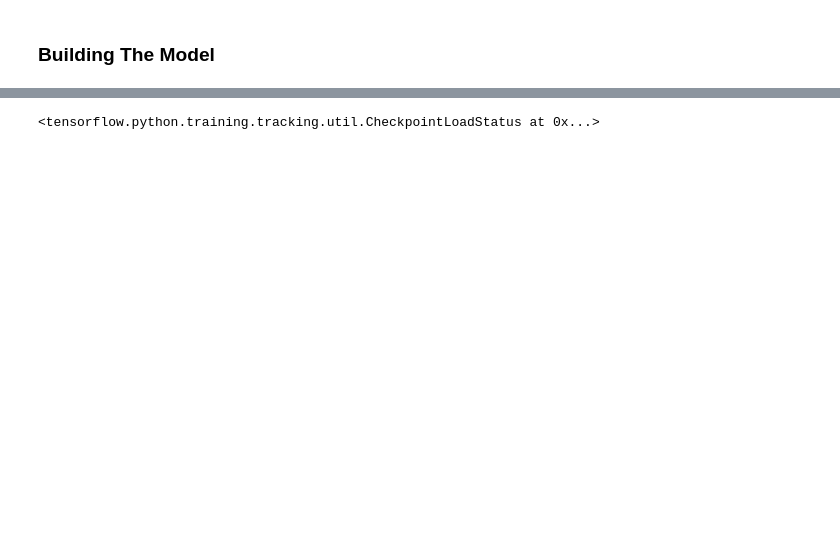
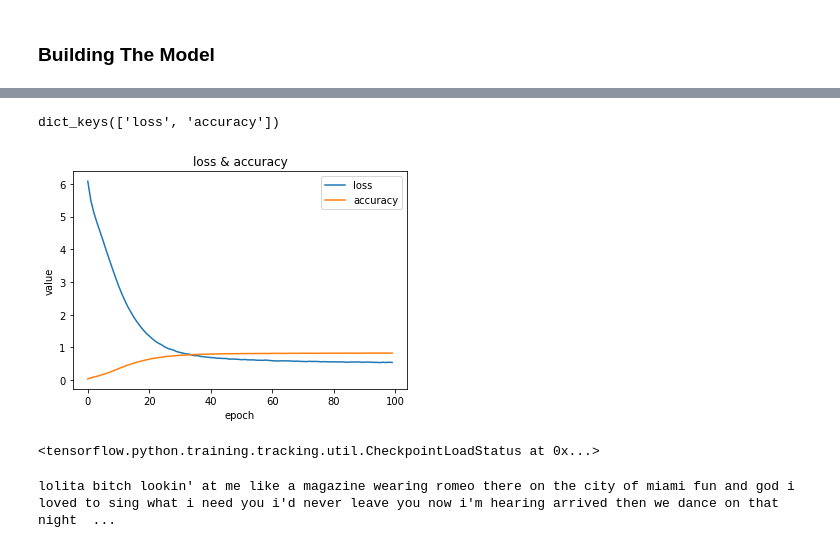
Before and after one commit to czengnn/lana-del-rey-lyrics-generator, a Jupyter notebook: LDR_by_word.ipynb, the cells around one changed output, grey strips where cells are left out. Drawn from its saved outputs; the diff is of its cells as text; code cells hidden in the pictures; blank space fills up the shorter version.

```diff
--- a/LDR_by_word.ipynb
+++ b/LDR_by_word.ipynb
@@ -53,4 +61,5 @@ corpus = list(set(text.split('\n')))
 # %%
 tokenizer = Tokenizer()
-tokenizer.fit_on_texts(corpus)
+tokenizer.fit_on_texts(set(corpus))
 total_words = len(tokenizer.word_index) + 1
+print(total_words)
@@ -111,5 +127,7 @@ def create_model(vocab_size, embed_dim):
     model.add(Dense(vocab_size, activation='softmax'))
     model.compile(loss=sparse_cat_loss, optimizer='adam', metrics='accuracy')  #(# Pick a loss function and an optimizer)
     return model
+
+model = create_model(vocab_size, embed_dim)
 print(model.summary())
 # %% [output]
@@ -130,5 +148,3 @@ Trainable params: 3,575,430
 Non-trainable params: 0
 _________________________________________________________________
 None
-# %%
-history = model.fit(predictors, label, epochs=100, verbose=1)
@@ -152,0 +151,7 @@ Epoch 100/100
+# %%
+early_stopping = tf.keras.callbacks.EarlyStopping(monitor='loss', patience=5)
+
+history = model.fit(predictors, label, epochs=100, verbose=1, callbacks=[early_stopping])
+
+# Save the weights
+model.save_weights('/content/drive/MyDrive/data/models/ldr_by_word/ldr_by_word')
@@ -153 +176,17 @@ Epoch 100/100
+# %%
+# list all data in history
+print(history.history.keys())
+# %% [output]
+dict_keys(['loss', 'accuracy'])
+# %%
+# summarize history for accuracy
+plt.plot(history.history['loss'], label='loss')
+plt.plot(history.history['accuracy'], label='accuracy')
+plt.title('loss & accuracy')
+plt.ylabel('value')
+plt.xlabel('epoch')
+plt.legend()
+plt.show()
+# %% [output]
+[figure, added]
 # %%
@@ -174,6 +209,11 @@ def make_lyrics(model, seed_text, next_words):
                 break
         seed_text += " " + output_word
     return seed_text
+# %%
+predicted_lyrics = make_lyrics(model, 'lolita', 100)
+print(predicted_lyrics)
+# %% [output]
+lolita bitch lookin' at me like a magazine wearing romeo there on the city of miami fun and god i loved to sing what i need you i'd never leave you now i'm hearing arrived then we dance on that night  ...
 # %%
 predicted_lyrics = make_lyrics(model_loaded, 'lolita', 100)
 print(predicted_lyrics)
```
Also changed, not shown: parts of 18 cells of this notebook.
